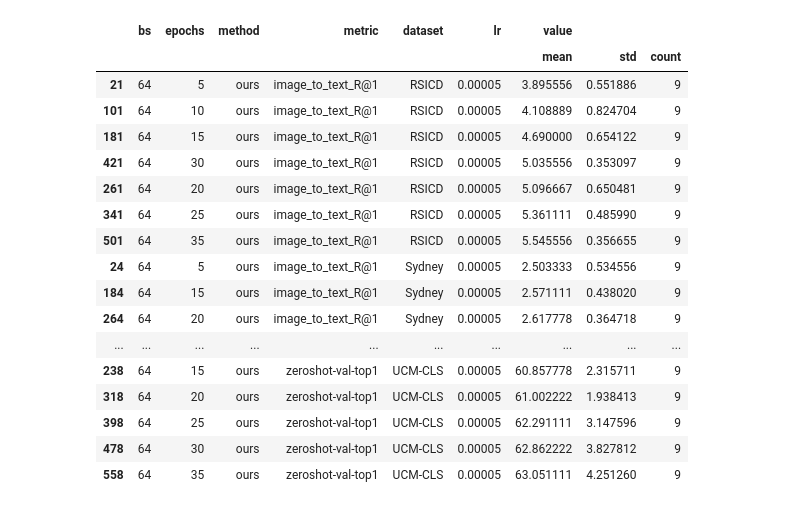
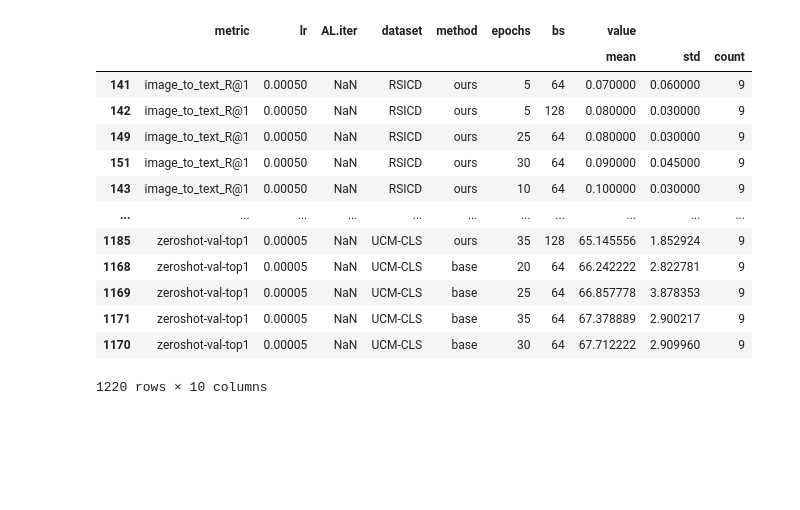
Before and after one commit to nataliehh/thesis2023-2024, a Jupyter notebook: results_analysis.ipynb, the cells around one changed output. Drawn from its saved outputs; the diff is of its cells as text; code cells hidden in the pictures; blank space fills up the shorter version.

Commit message:
Further fine-tuning base AL, working on ProbVLM AL

```diff
--- a/results_analysis.ipynb
+++ b/results_analysis.ipynb
@@ -42,14 +45,19 @@ for i in range(model_names.shape[-1]):
         pass
 
 # Remove columns that aren't relevant
-df = df.drop(['fold', 'AL', 'PL', 'vit', 'model', 'data', 'ALL', 'ratio', 'kw'], axis = 1) #'method',
+df = df.drop(['fold', 'PL', 'vit', 'model', 'data', 'ALL', 'ratio', 'kw'], axis = 1) #'method', 'AL.iter',
+
+# Replace 'None' in the AL iter row with NaN, to allow conversion to numerical
+df['AL.iter'] = df['AL.iter'].replace('None', np.nan)
+df['AL.iter'] = pd.to_numeric(df['AL.iter'])
 
 cols = sorted(df.columns.tolist())
+print(cols)
 # The ratio have the format: 'ratio_xxx' where xxx is some float.
 # We only want that float value, and need to convert it from string to float.
 # df['ratio'] = pd.to_numeric(df['ratio'])
 display(df)
 
 # Group by all columns except the performance values, then compute mean, std and number of model runs for the performance
-df_grouped = df.groupby(list(set(cols)-set(['value']))).agg({'value':['mean', 'std', 'count']})
+df_grouped = df.groupby(list(set(cols)-set(['value'])), dropna = False).agg({'value':['mean', 'std', 'count']})
 # %% [output]
@@ -92,29 +96,24 @@ with pd.option_context('display.max_rows', None, 'display.max_columns', None):
 # %%
 df_grouped.to_csv('eval.csv')
 # %%
-df_2 = df_grouped.reset_index()
+df_results = df_grouped.reset_index()
+df_results = df_results.sort_values(['metric', 'dataset', ('value', 'mean')])
 # df_2 = df_2[(df_2['method'] == 'ours') & (df_2['ratio'] == 0.2) & (df_2['PL'] == 'ot.image')] # (df_2['metric'] == 'image_to_text_R@5') &
 # df_2 = df_2[(df_2['epochs'] > 20)  & (df_2['bs'] == 64) & (df_2['lr']==5e-5)] # &(df_2['lr']==5e-5)
-df_2 = df_2[(df_2['lr']==5e-5) & (df_2['bs'] == 64) & (df_2['method'] == 'ours')] # &(df_2['lr']==5e-5)
-df_2 = df_2.sort_values(['metric', 'dataset', ('value', 'mean')])
-with pd.option_context('display.max_rows', None, 'display.max_columns', None):
-    display(df_2)
+# df_2 = df_2[(df_2['lr']==5e-5) & (df_2['bs'] == 64) & (df_2['method'] == 'base')] # &(df_2['lr']==5e-5)
+display(df_results)
 # %% [output]
-|  | bs | epochs | method | metric | dataset | lr | value |  |  |
-|  |  |  |  |  |  |  | mean | std | count |
-| 21 | 64 | 5 | ours | image_to_text_R@1 | RSICD | 0.00005 | 3.895556 | 0.551886 | 9 |
-| 101 | 64 | 10 | ours | image_to_text_R@1 | RSICD | 0.00005 | 4.108889 | 0.824704 | 9 |
-| 181 | 64 | 15 | ours | image_to_text_R@1 | RSICD | 0.00005 | 4.690000 | 0.654122 | 9 |
-| 421 | 64 | 30 | ours | image_to_text_R@1 | RSICD | 0.00005 | 5.035556 | 0.353097 | 9 |
-| 261 | 64 | 20 | ours | image_to_text_R@1 | RSICD | 0.00005 | 5.096667 | 0.650481 | 9 |
-| 341 | 64 | 25 | ours | image_to_text_R@1 | RSICD | 0.00005 | 5.361111 | 0.485990 | 9 |
-| 501 | 64 | 35 | ours | image_to_text_R@1 | RSICD | 0.00005 | 5.545556 | 0.356655 | 9 |
-| 24 | 64 | 5 | ours | image_to_text_R@1 | Sydney | 0.00005 | 2.503333 | 0.534556 | 9 |
-| 184 | 64 | 15 | ours | image_to_text_R@1 | Sydney | 0.00005 | 2.571111 | 0.438020 | 9 |
-| 264 | 64 | 20 | ours | image_to_text_R@1 | Sydney | 0.00005 | 2.617778 | 0.364718 | 9 |
-| ... | ... | ... | ... | ... | ... | ... | ... | ... | ... |
-| 238 | 64 | 15 | ours | zeroshot-val-top1 | UCM-CLS | 0.00005 | 60.857778 | 2.315711 | 9 |
-| 318 | 64 | 20 | ours | zeroshot-val-top1 | UCM-CLS | 0.00005 | 61.002222 | 1.938413 | 9 |
-| 398 | 64 | 25 | ours | zeroshot-val-top1 | UCM-CLS | 0.00005 | 62.291111 | 3.147596 | 9 |
-| 478 | 64 | 30 | ours | zeroshot-val-top1 | UCM-CLS | 0.00005 | 62.862222 | 3.827812 | 9 |
-| 558 | 64 | 35 | ours | zeroshot-val-top1 | UCM-CLS | 0.00005 | 63.051111 | 4.251260 | 9 |
+|  | metric | lr | AL.iter | dataset | method | epochs | bs | value |  |  |
+|  |  |  |  |  |  |  |  | mean | std | count |
+| 141 | image_to_text_R@1 | 0.00050 | NaN | RSICD | ours | 5 | 64 | 0.070000 | 0.060000 | 9 |
+| 142 | image_to_text_R@1 | 0.00050 | NaN | RSICD | ours | 5 | 128 | 0.080000 | 0.030000 | 9 |
+| 149 | image_to_text_R@1 | 0.00050 | NaN | RSICD | ours | 25 | 64 | 0.080000 | 0.030000 | 9 |
+| 151 | image_to_text_R@1 | 0.00050 | NaN | RSICD | ours | 30 | 64 | 0.090000 | 0.045000 | 9 |
+| 143 | image_to_text_R@1 | 0.00050 | NaN | RSICD | ours | 10 | 64 | 0.100000 | 0.030000 | 9 |
+| ... | ... | ... | ... | ... | ... | ... | ... | ... | ... | ... |
+| 1185 | zeroshot-val-top1 | 0.00005 | NaN | UCM-CLS | ours | 35 | 128 | 65.145556 | 1.852924 | 9 |
+| 1168 | zeroshot-val-top1 | 0.00005 | NaN | UCM-CLS | base | 20 | 64 | 66.242222 | 2.822781 | 9 |
+| 1169 | zeroshot-val-top1 | 0.00005 | NaN | UCM-CLS | base | 25 | 64 | 66.857778 | 3.878353 | 9 |
+| 1171 | zeroshot-val-top1 | 0.00005 | NaN | UCM-CLS | base | 35 | 64 | 67.378889 | 2.900217 | 9 |
+| 1170 | zeroshot-val-top1 | 0.00005 | NaN | UCM-CLS | base | 30 | 64 | 67.712222 | 2.909960 | 9 |
+1220 rows × 10 columns
```
Also changed, not shown: parts of 9 cells of this notebook, 8 other files.
